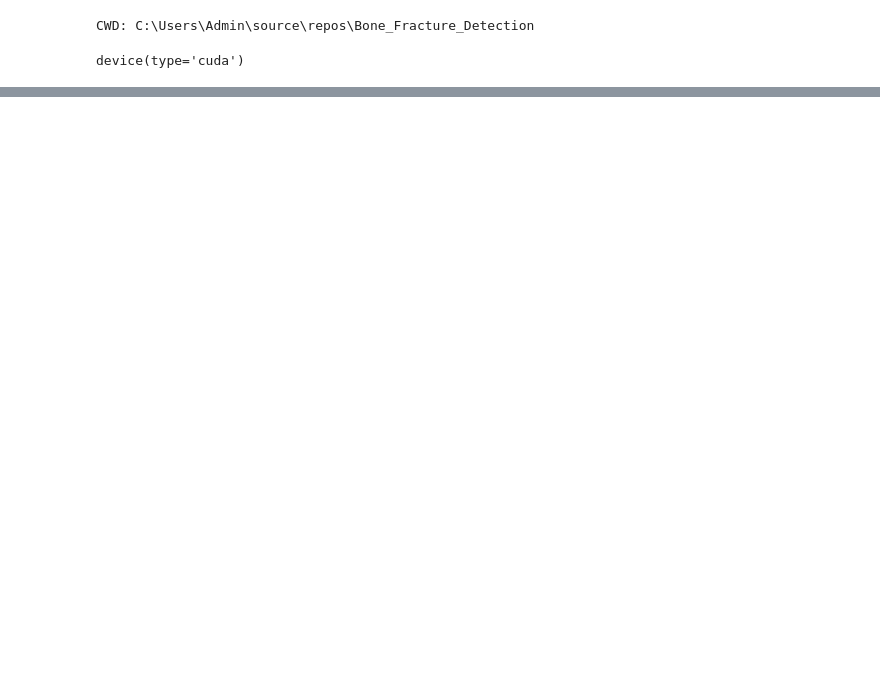
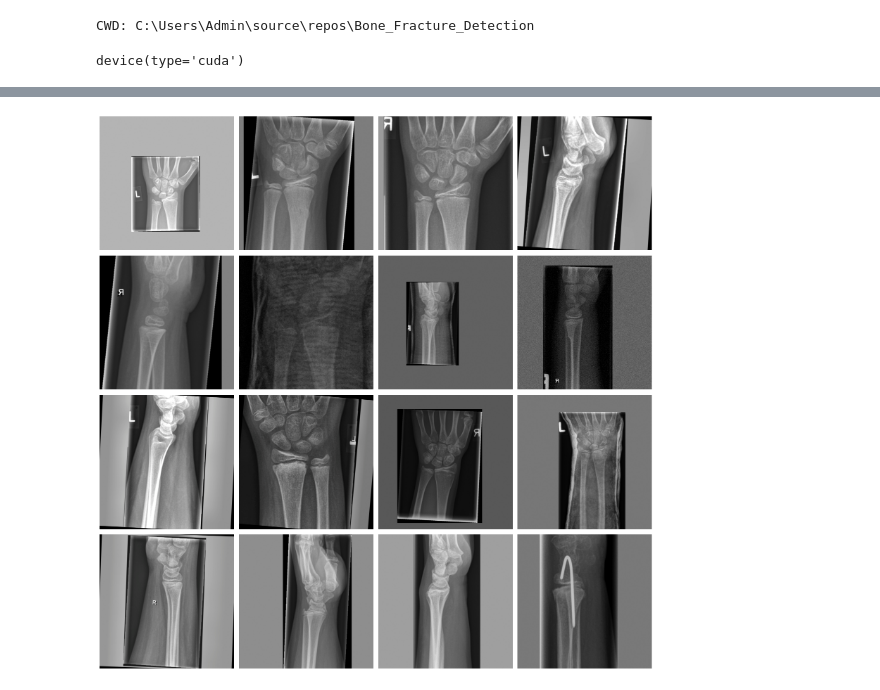
Before and after one commit to hiinomaru/Bone_Fracture_Detection, a Jupyter notebook: notebooks/yolov11_train_sweep.ipynb, the cells around one changed output, grey strips where cells are left out. Drawn from its saved outputs; the diff is of its cells as text; code cells hidden in the pictures; blank space fills up the shorter version.

```diff
--- a/notebooks/yolov11_train_sweep.ipynb
+++ b/notebooks/yolov11_train_sweep.ipynb
@@ -72,0 +141,46 @@ device(type='cuda')
+# %%
+from matplotlib import pyplot as plt
+%matplotlib inline
+import numpy as np
+import cv2
+def show_batch_16(imgs, bboxes=None, classes=None):
+    imgs = imgs.cpu()
+    n_show = min(16, imgs.shape[0])
+
+    plt.figure(figsize=(16,16))  # шире для 4 колонок
+
+    for i in range(n_show):
+        img = imgs[i].permute(1,2,0).numpy()  # (H,W,C)
+        if img.max() > 1.0:
+            img = img / 255.0
+
+        img = img[..., ::-1]  # BGR -> RGB
+
+        # Рисуем bbox, если переданы
+        if bboxes is not None and classes is not None:
+            b = bboxes[i]
+            c = classes[i]
+            b_list = b.tolist() if b.numel() > 0 else []
+            c_list = c.tolist() if c.numel() > 0 else []
+            import cv2
+            for box, cls_ in zip(b_list, c_list):
+                x, y, w, h = box
+                H,W,_ = img.shape
+                x1 = int((x-w/2)*W)
+                y1 = int((y-h/2)*H)
+                x2 = int((x+w/2)*W)
+                y2 = int((y+h/2)*H)
+                cv2.rectangle(img, (x1,y1), (x2,y2), (0,1,0), 2)
+                cv2.putText(img, str(int(cls_)), (x1,y1-5),
+                            cv2.FONT_HERSHEY_SIMPLEX, 0.5, (0,1,0), 1)
+
+        plt.subplot(4, 4, i+1)
+        plt.imshow(img)
+        plt.axis("off")
+
+    plt.tight_layout()
+    plt.show(block=True)
+# %%
+show_batch_16(imgs)
+# %% [output]
+[figure, added]
```
Also changed, not shown: parts of 11 cells of this notebook, 4 other files.
